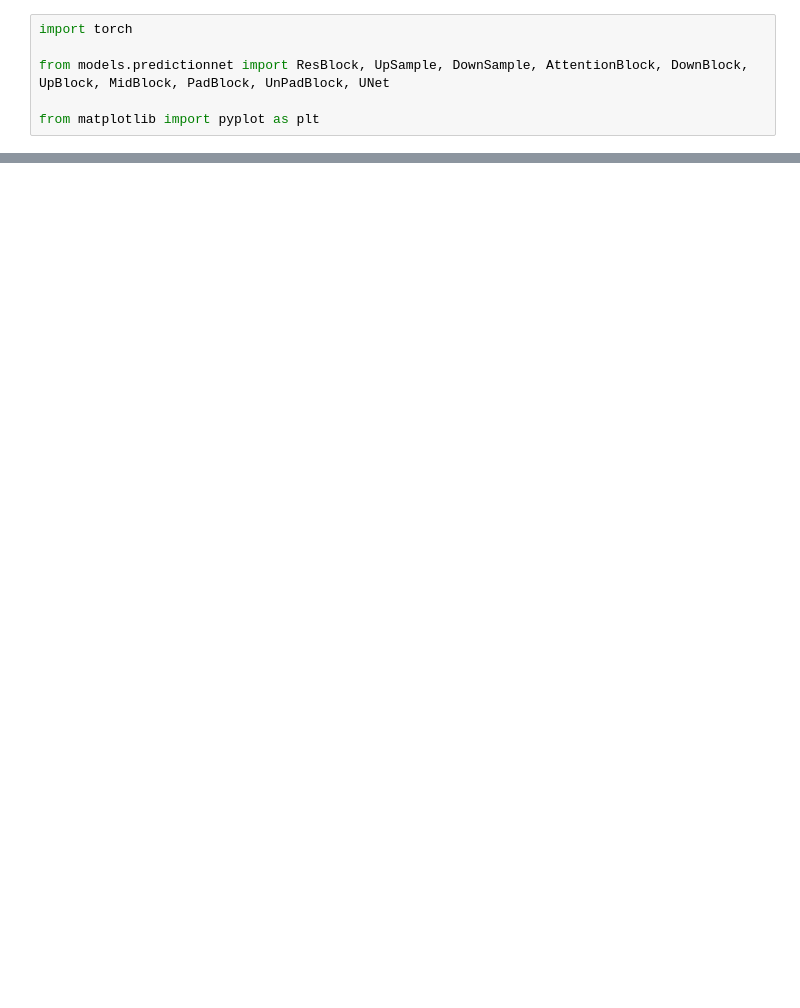
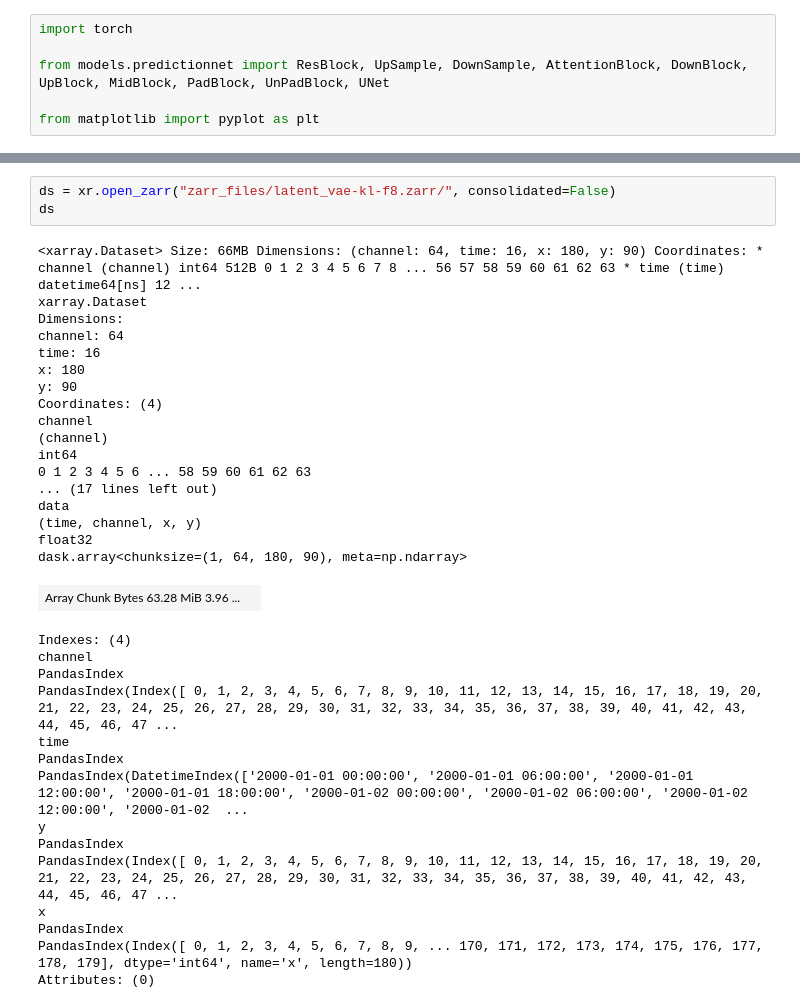
Before and after one commit to HendricSch/3d-vae, a Jupyter notebook: playground.ipynb, the cells around one changed output, grey strips where cells are left out. Drawn from its saved outputs; the diff is of its cells as text; blank space fills up the shorter version.

```diff
--- a/playground.ipynb
+++ b/playground.ipynb
@@ -306,0 +362,36 @@ KeyboardInterrupt:
+# %%
+ds = xr.open_zarr("zarr_files/latent_vae-kl-f8.zarr/", consolidated=False)
+ds
+# %% [output]
+<xarray.Dataset> Size: 66MB Dimensions: (channel: 64, time: 16, x: 180, y: 90) Coordinates: * channel (channel) int64 512B 0 1 2 3 4 5 6 7 8 ... 56 57 58 59 60 61 62 63 * time (time) datetime64[ns] 12 ...
+xarray.Dataset
+Dimensions:
+channel: 64
+time: 16
+x: 180
+y: 90
+Coordinates: (4)
+channel
+(channel)
+int64
+0 1 2 3 4 5 6 ... 58 59 60 61 62 63
+... (17 lines left out)
+data
+(time, channel, x, y)
+float32
+dask.array<chunksize=(1, 64, 180, 90), meta=np.ndarray>
+| Array Chunk Bytes 63.28 MiB 3.96 ... |  |
+Indexes: (4)
+channel
+PandasIndex
+PandasIndex(Index([ 0, 1, 2, 3, 4, 5, 6, 7, 8, 9, 10, 11, 12, 13, 14, 15, 16, 17, 18, 19, 20, 21, 22, 23, 24, 25, 26, 27, 28, 29, 30, 31, 32, 33, 34, 35, 36, 37, 38, 39, 40, 41, 42, 43, 44, 45, 46, 47 ...
+time
+PandasIndex
+PandasIndex(DatetimeIndex(['2000-01-01 00:00:00', '2000-01-01 06:00:00', '2000-01-01 12:00:00', '2000-01-01 18:00:00', '2000-01-02 00:00:00', '2000-01-02 06:00:00', '2000-01-02 12:00:00', '2000-01-02  ...
+y
+PandasIndex
+PandasIndex(Index([ 0, 1, 2, 3, 4, 5, 6, 7, 8, 9, 10, 11, 12, 13, 14, 15, 16, 17, 18, 19, 20, 21, 22, 23, 24, 25, 26, 27, 28, 29, 30, 31, 32, 33, 34, 35, 36, 37, 38, 39, 40, 41, 42, 43, 44, 45, 46, 47 ...
+x
+PandasIndex
+PandasIndex(Index([ 0, 1, 2, 3, 4, 5, 6, 7, 8, 9, ... 170, 171, 172, 173, 174, 175, 176, 177, 178, 179], dtype='int64', name='x', length=180))
+Attributes: (0)
```
Also changed, not shown: parts of 20 cells of this notebook, 3 other files.
